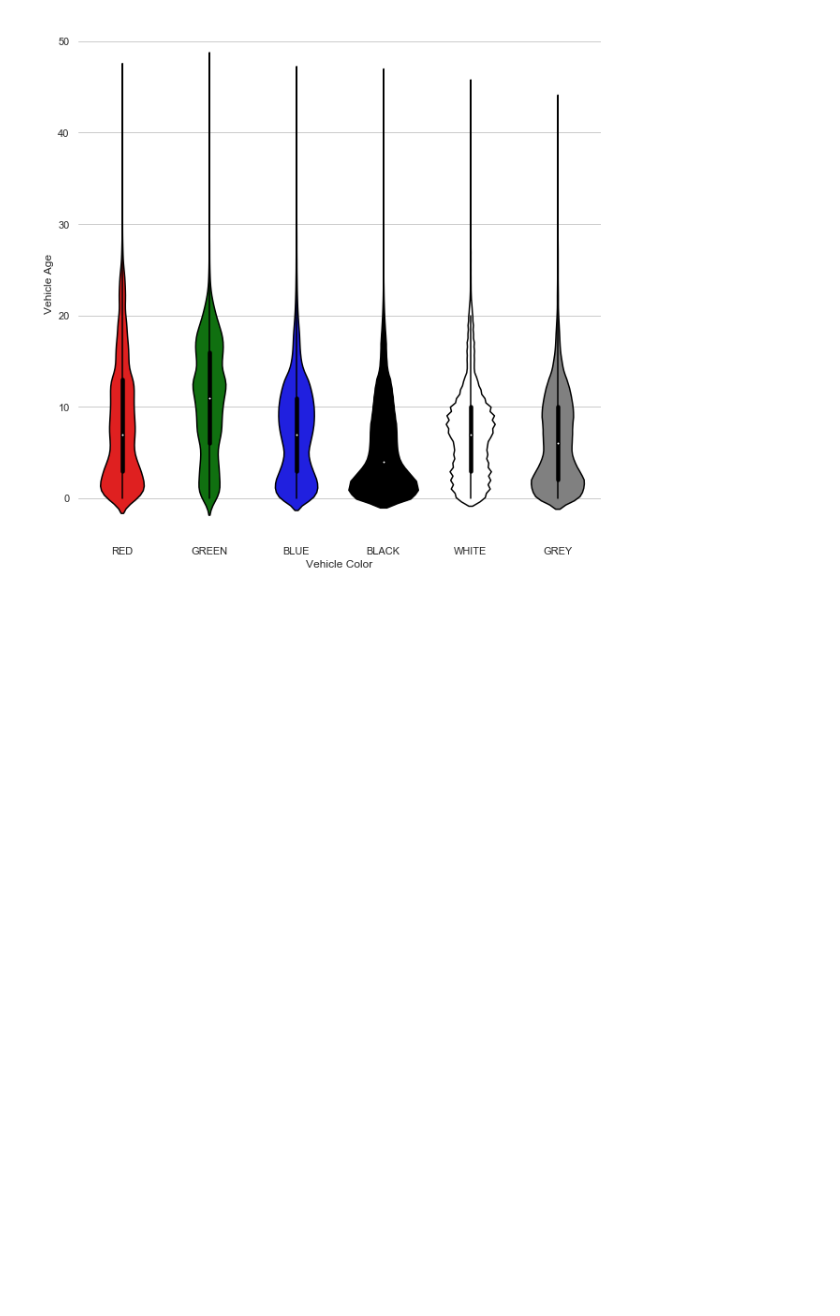
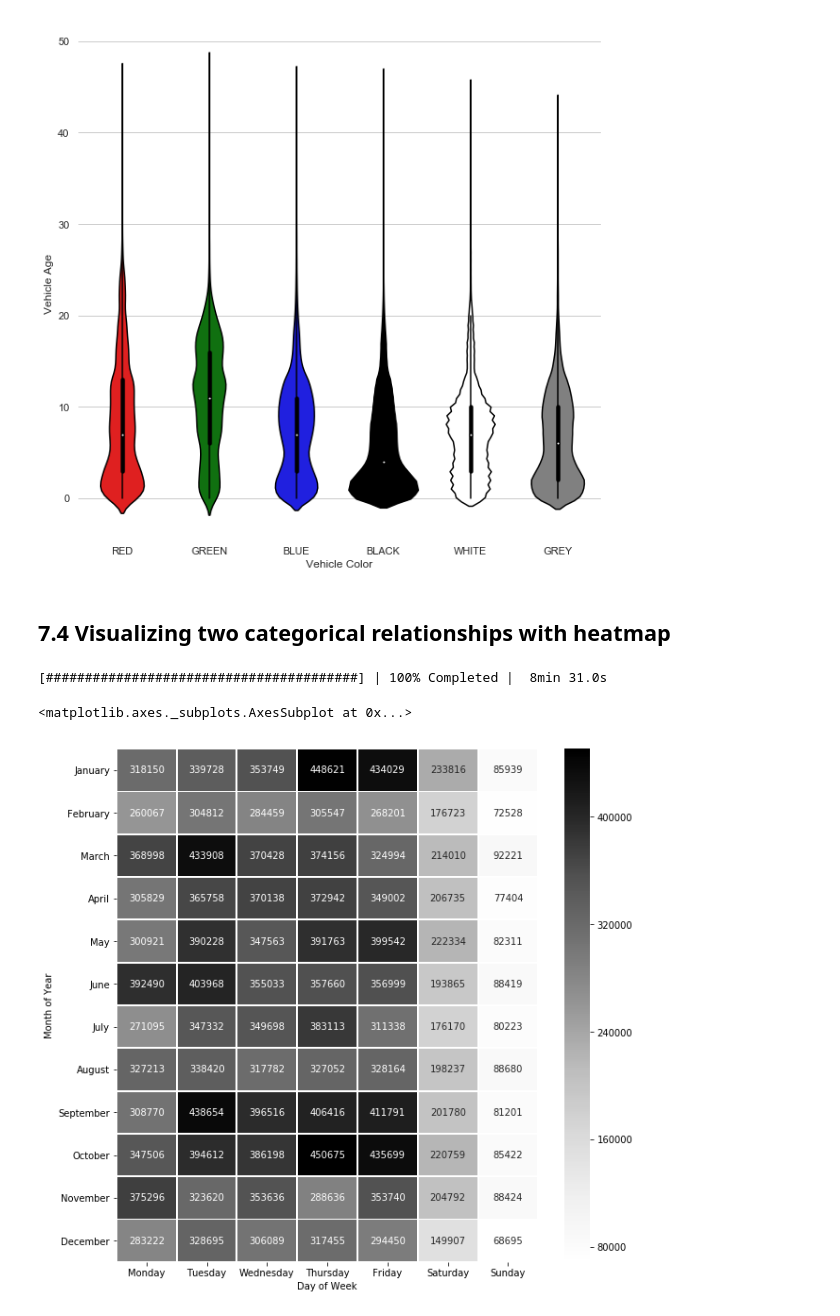
Before and after one commit to sunchengyi/Dask, a Jupyter notebook: nyc-parking-tickets_dask.ipynb, the cells around one changed output. Drawn from its saved outputs; the diff is of its cells as text; code cells hidden in the pictures; blank space fills up the shorter version.

```diff
--- a/nyc-parking-tickets_dask.ipynb
+++ b/nyc-parking-tickets_dask.ipynb
@@ -1151,3 +1151,33 @@ with ProgressBar():
 [########################################] | 100% Completed |  1min  1.2s
 <matplotlib.axes._subplots.AxesSubplot at 0x...>
 [figure]
+# %% [markdown]
+## 7.4 Visualizing two categorical relationships with heatmap
+# %%
+# Listing 7.10 Extracting month of year and the day of week
+nyc_data_filtered = nyc_data_with_vehicle_age[nyc_data_with_vehicle_age['Issue Date'] < datetime(2017,1,1,)]
+day_of_week = nyc_data_filtered['Issue Date'].apply(lambda x: x.strftime('%A'), meta=str)
+month_of_year = nyc_data_filtered['Issue Date'].apply(lambda x: x.strftime('%B'), meta=str)
+
+# Lising 7.11 Adding the columns back to DF
+nyc_data_with_dates_raw = nyc_data_filtered.assign(DayOfWeek=day_of_week).assign(MonthOfYear=month_of_year)
+column_map = {'DayOfWeek': 'Day of Week', 'MonthOfYear': 'Month of Year'}
+nyc_data_with_dates = nyc_data_with_dates_raw.rename(columns=column_map)
+# %%
+# Lising 7.12 Counting the citations of month of year and day of week
+with ProgressBar():
+    summons_by_mydw = nyc_data_with_dates.groupby(['Day of Week', 'Month of Year']).count().compute()
+# %% [output]
+[########################################] | 100% Completed |  8min 31.0s
+# %%
+# Listing 7.13 Transforming the result into a pivot table
+heat_map_data = summons_by_mydw.reset_index().pivot('Month of Year', 'Day of Week', 'Summons Number')
+# %%
+# Lisint 7.14 Creating the heatmap
+months = ['January','February','March','April','May','June','July', 'August','September','October','November','December']
+weekdays = ['Monday','Tuesday','Wednesday','Thursday','Friday','Saturday','Sunday']
+f, ax = plt.subplots(figsize=(10, 10))
+seaborn.heatmap(heat_map_data.loc[months,weekdays], annot=True, fmt="d", linewidths=1, ax=ax, cmap='Greys')
+# %% [output]
+<matplotlib.axes._subplots.AxesSubplot at 0x...>
+[figure, added]
```
Also changed, not shown: parts of 2 cells of this notebook.
